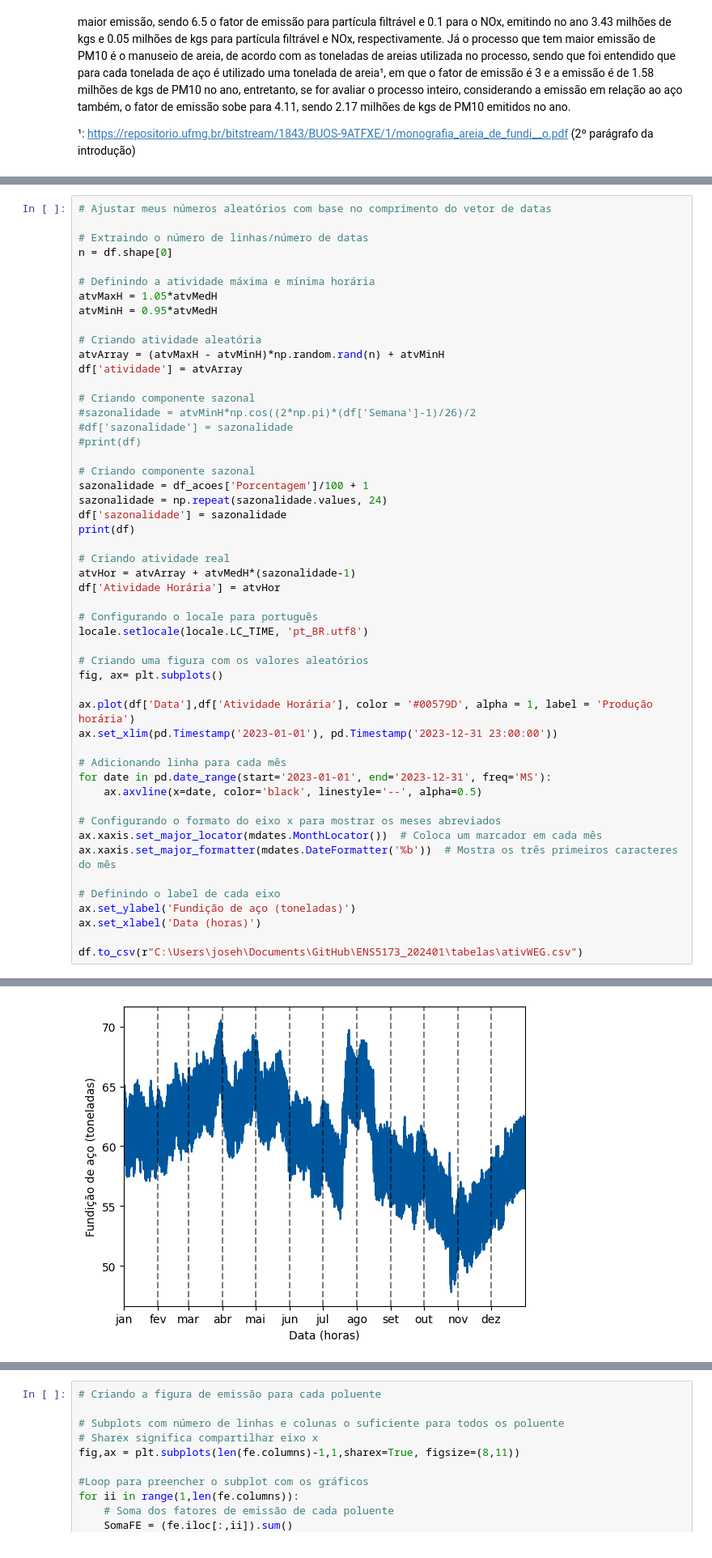
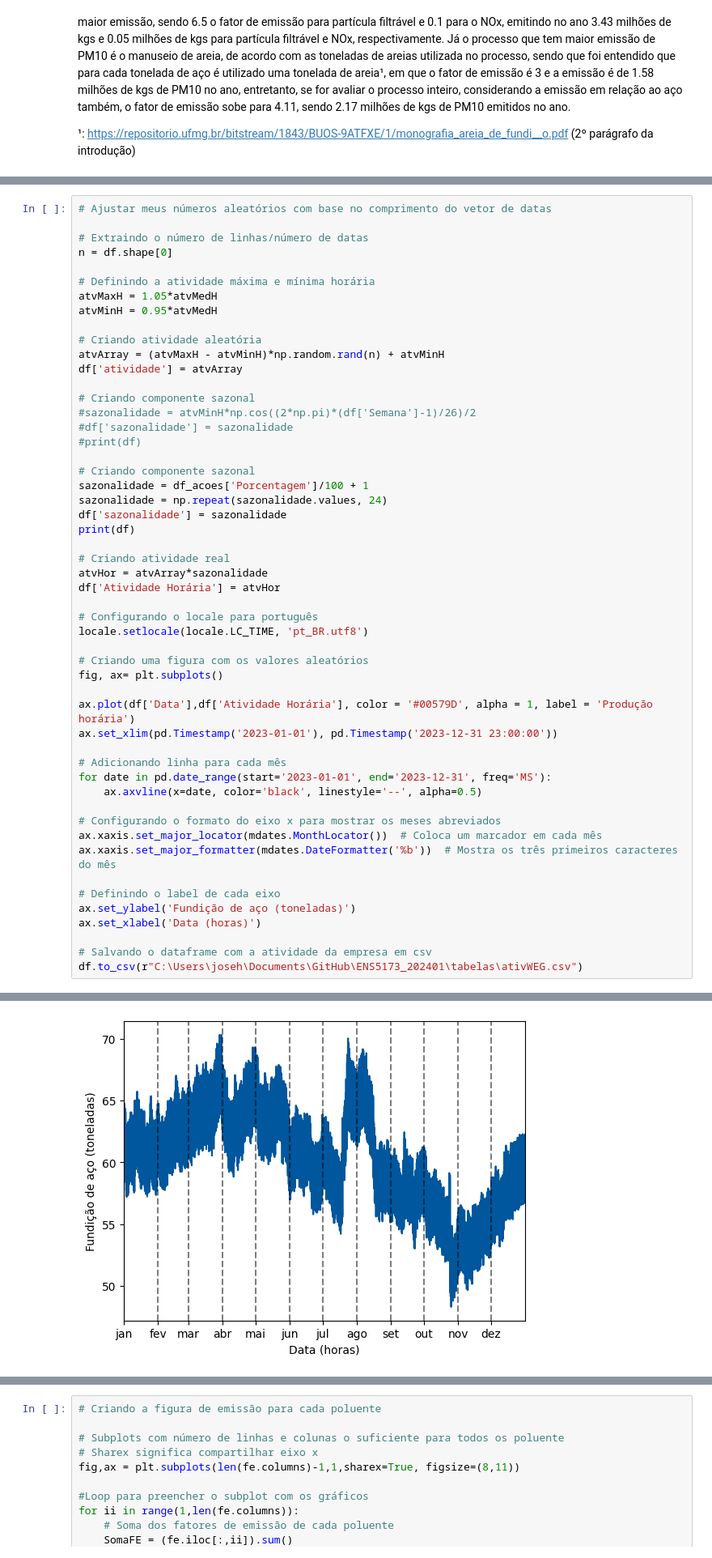
Before and after one commit to josehenriquehess/ENS5173_202401, a Jupyter notebook: Trabalho01.ipynb, the cells around one changed output, grey strips where cells are left out. Shown at 81% size. Drawn from its saved outputs; the diff is of its cells as text.

```diff
--- a/Trabalho01.ipynb
+++ b/Trabalho01.ipynb
@@ -239,7 +243,7 @@ df['sazonalidade'] = sazonalidade
 print(df)
 
 # Criando atividade real
-atvHor = atvArray + atvMedH*(sazonalidade-1)
+atvHor = atvArray*sazonalidade
 df['Atividade Horária'] = atvHor
 
 # Configurando o locale para português
@@ -263,5 +267,6 @@ ax.xaxis.set_major_formatter(mdates.DateFormatter('%b'))  # Mostra os três prim
 ax.set_ylabel('Fundição de aço (toneladas)')
 ax.set_xlabel('Data (horas)')
 
+# Salvando o dataframe com a atividade da empresa em csv
 df.to_csv(r"C:\Users\joseh\Documents\GitHub\ENS5173_202401\tabelas\ativWEG.csv")
 # %% [output]
@@ -282,4 +290,4 @@ df.to_csv(r"C:\Users\joseh\Documents\GitHub\ENS5173_202401\tabelas\ativWEG.csv")
-[figure, old version]
+[figure, new version]
 # %% [markdown]
 #### Qual a variabilidade temporal da taxa de atividade?
 
```
Also changed, not shown: parts of 7 cells of this notebook.
